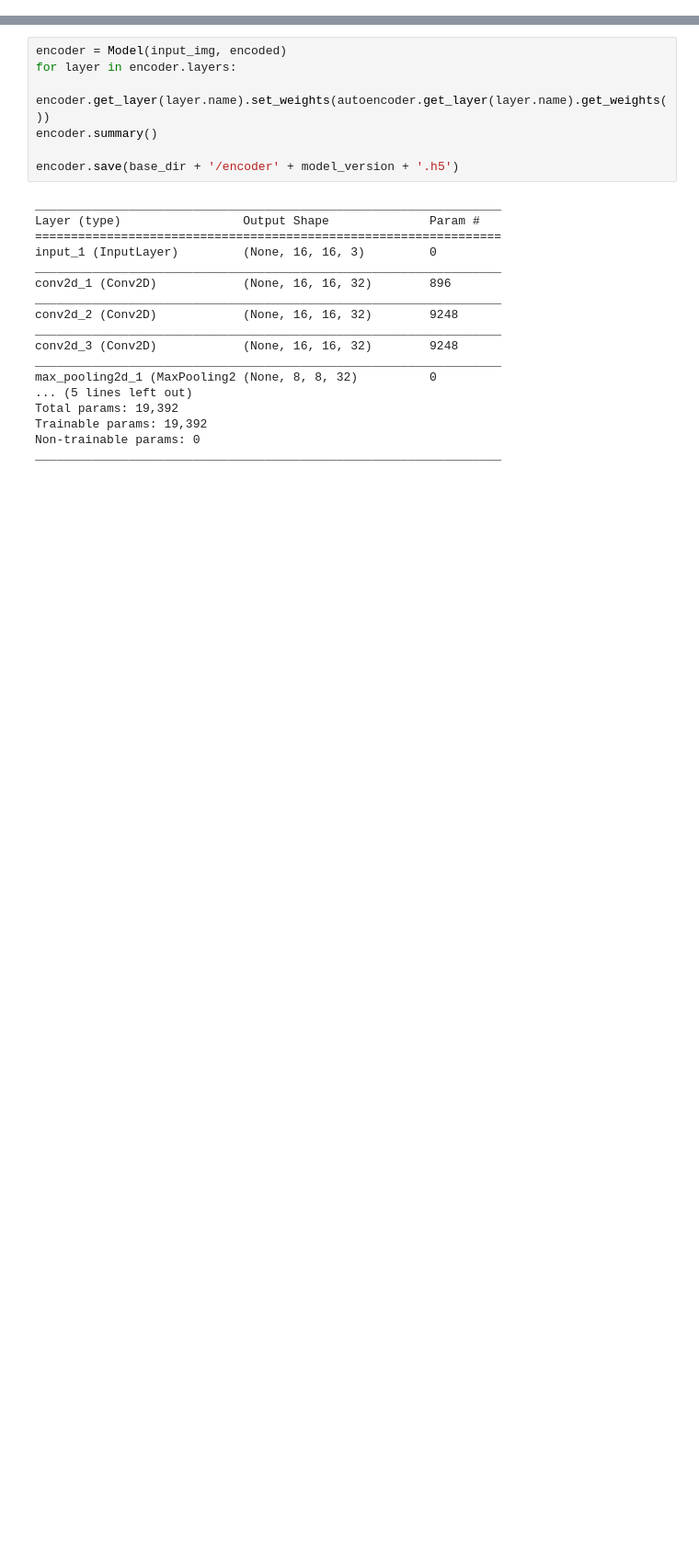
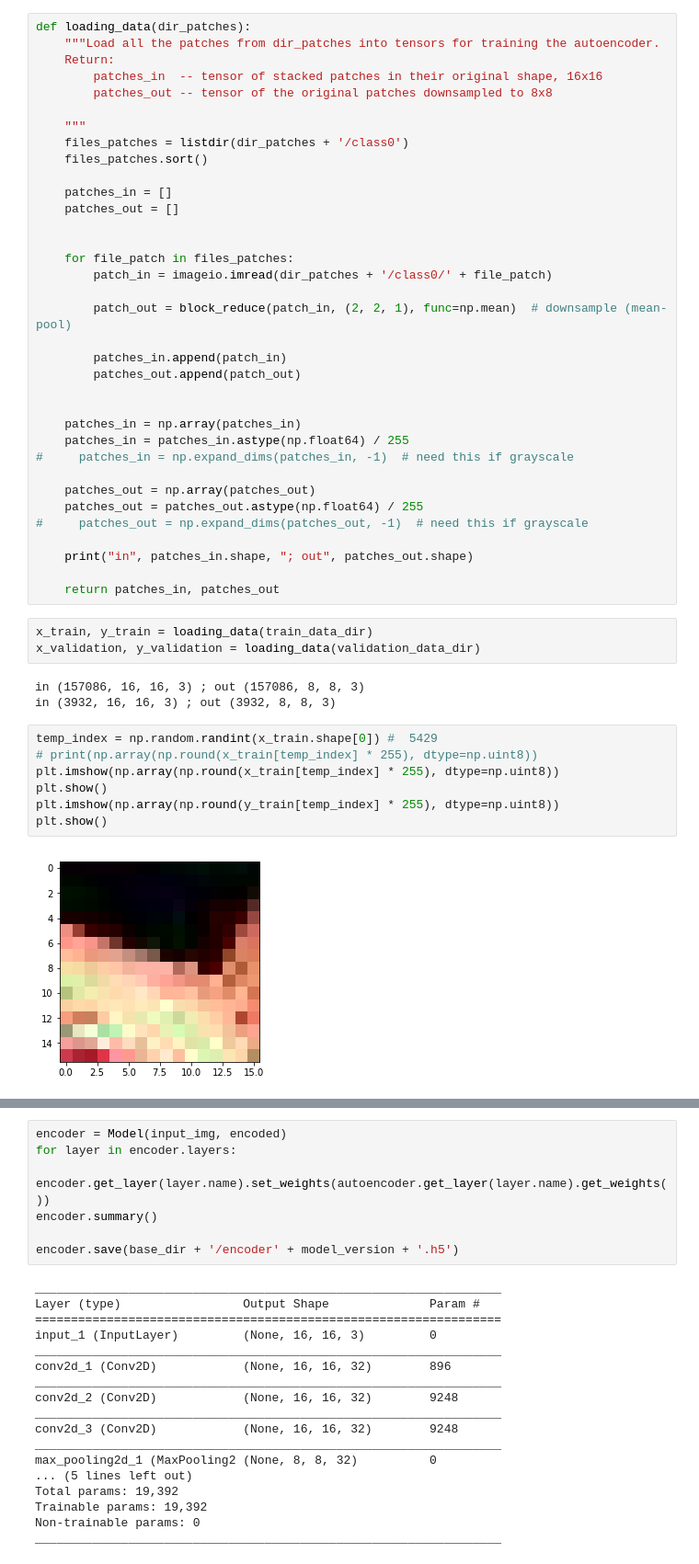
Before and after one commit to nimpy/sundry_segments, a Jupyter notebook: Alex3conv3mp_2020.ipynb, the cells around one changed output, grey strips where cells are left out. Shown at 92% size. Saved outputs shown, nothing was run; the diff lists cells and outputs as text; blank space fills up the shorter version.

```diff
--- a/Alex3conv3mp_2020.ipynb
+++ b/Alex3conv3mp_2020.ipynb
@@ -51,0 +30,50 @@ print(nb_validation_samples)
+# %%
+def loading_data(dir_patches):
+    """Load all the patches from dir_patches into tensors for training the autoencoder.
+    Return:
+        patches_in  -- tensor of stacked patches in their original shape, 16x16
+        patches_out -- tensor of the original patches downsampled to 8x8
+
+    """
+    files_patches = listdir(dir_patches + '/class0')
+    files_patches.sort()
+
+    patches_in = []
+    patches_out = []
+
+
+    for file_patch in files_patches:
+        patch_in = imageio.imread(dir_patches + '/class0/' + file_patch)
+
+        patch_out = block_reduce(patch_in, (2, 2, 1), func=np.mean)  # downsample (mean-pool)
+
+        patches_in.append(patch_in)
+        patches_out.append(patch_out)
+
+
+    patches_in = np.array(patches_in)
+    patches_in = patches_in.astype(np.float64) / 255
+#     patches_in = np.expand_dims(patches_in, -1)  # need this if grayscale
+
+    patches_out = np.array(patches_out)
+    patches_out = patches_out.astype(np.float64) / 255
+#     patches_out = np.expand_dims(patches_out, -1)  # need this if grayscale
+
+    print("in", patches_in.shape, "; out", patches_out.shape)
+
+    return patches_in, patches_out
+# %%
+x_train, y_train = loading_data(train_data_dir)
+x_validation, y_validation = loading_data(validation_data_dir)
+# %% [output]
+in (157086, 16, 16, 3) ; out (157086, 8, 8, 3)
+in (3932, 16, 16, 3) ; out (3932, 8, 8, 3)
+# %%
+temp_index = np.random.randint(x_train.shape[0]) #  5429
+# print(np.array(np.round(x_train[temp_index] * 255), dtype=np.uint8))
+plt.imshow(np.array(np.round(x_train[temp_index] * 255), dtype=np.uint8))
+plt.show()
+plt.imshow(np.array(np.round(y_train[temp_index] * 255), dtype=np.uint8))
+plt.show()
+# %% [output]
+[figure, added]
```
Also changed, not shown: parts of 29 cells of this notebook, 1 other file.
